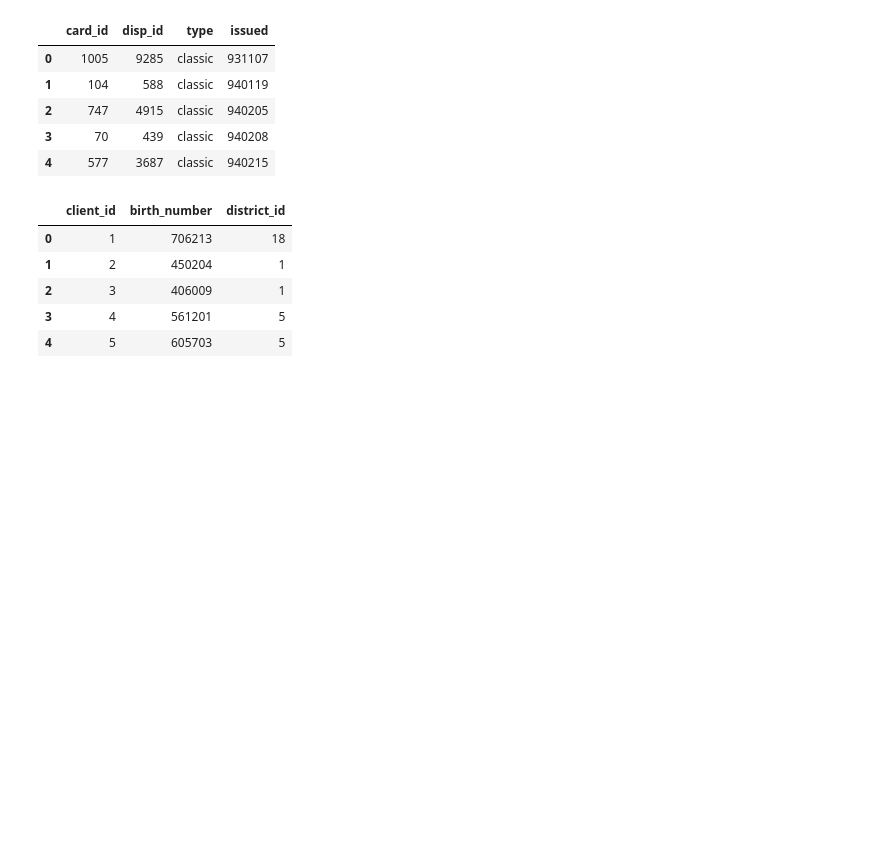
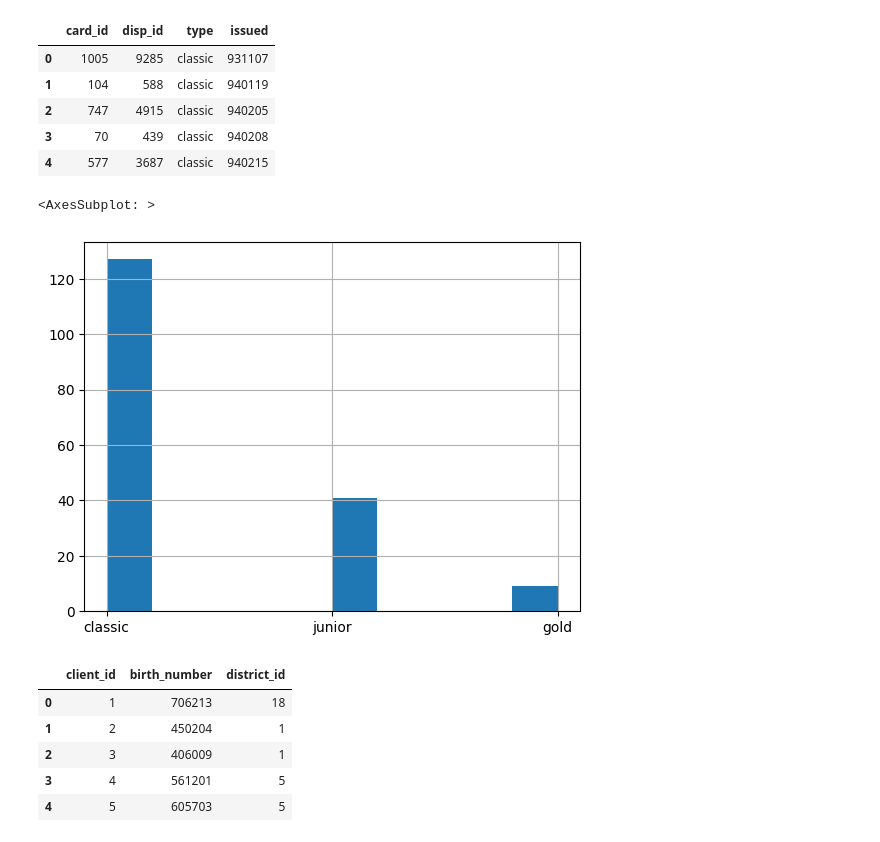
Before and after one commit to biromiro/feup-ac, a Jupyter notebook: loan_pred.ipynb, the cells around one changed output. Saved outputs shown, nothing was run; the diff lists cells and outputs as text; code cells hidden in the pictures; blank space fills up the shorter version.

```diff
--- a/loan_pred.ipynb
+++ b/loan_pred.ipynb
@@ -53,6 +54,11 @@ cards_dev.head()
 | 2 | 747 | 4915 | classic | 940205 |
 | 3 | 70 | 439 | classic | 940208 |
 | 4 | 577 | 3687 | classic | 940215 |
+# %%
+cards_dev['type'].hist()
+# %% [output]
+<AxesSubplot: >
+[figure, added]
 # %%
 clients.head()
 
```
Also changed, not shown: parts of 11 cells of this notebook.
